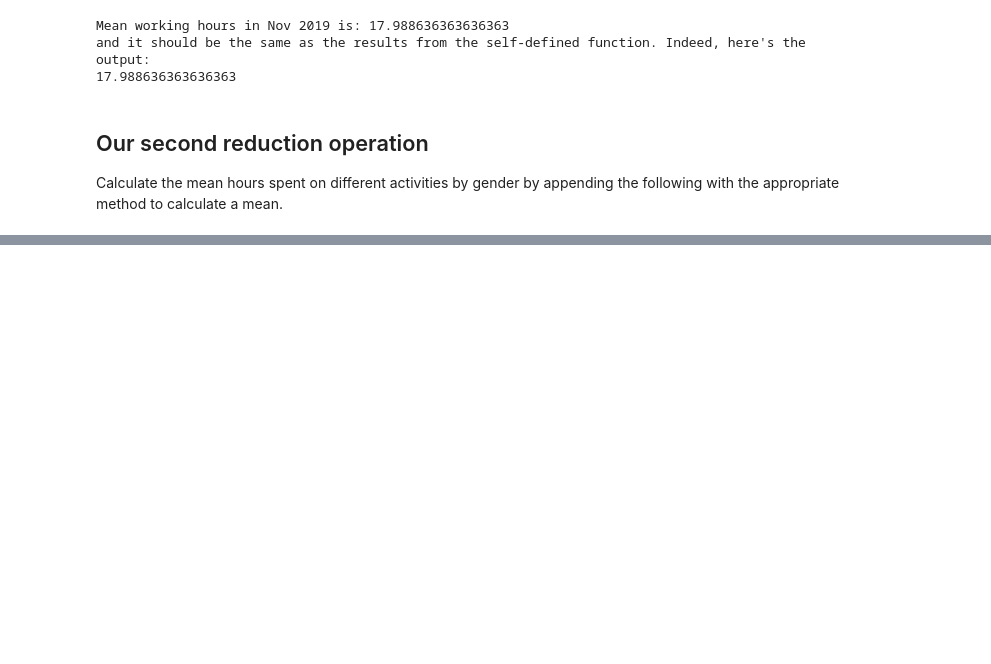
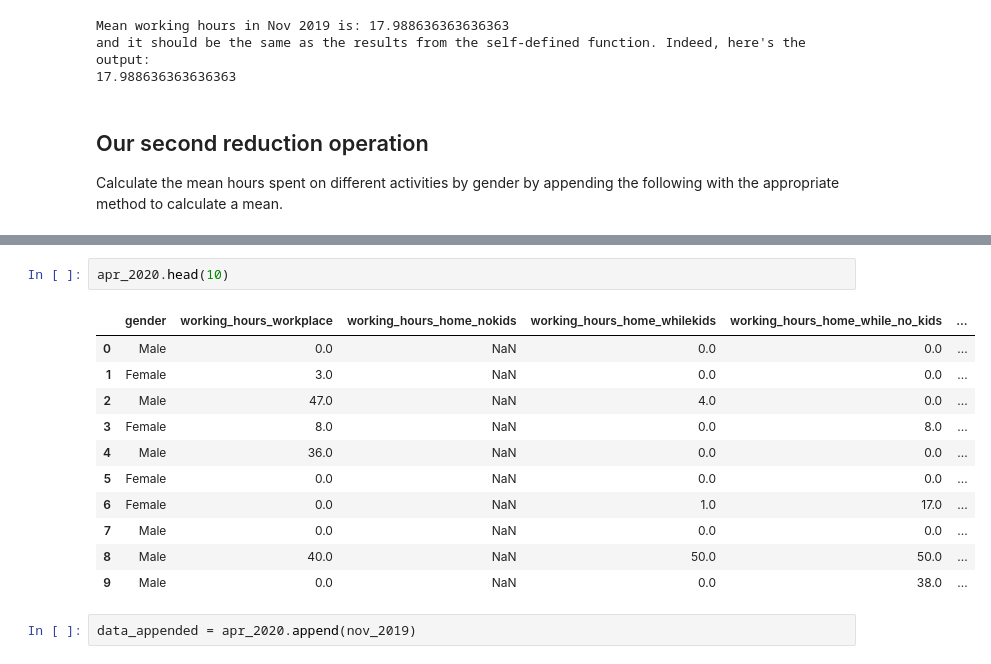
Before and after one commit to thanhan25/epp-materials, a Jupyter notebook: week-05/manage_data.ipynb, the cells around one changed output, grey strips where cells are left out. Drawn from its saved outputs; the diff is of its cells as text; blank space fills up the shorter version.

```diff
--- a/week-05/manage_data.ipynb
+++ b/week-05/manage_data.ipynb
@@ -303,0 +313,16 @@ nov_2019.groupby("gender")[["working_hours", "childcare_hours"]].mean()
+# %%
+apr_2020.head(10)
+# %% [output]
+|  | gender | working_hours_workplace | working_hours_home_nokids | working_hours_home_whilekids | working_hours_home_while_no_kids | ... |
+| 0 | Male | 0.0 | NaN | 0.0 | 0.0 | ... |
+| 1 | Female | 3.0 | NaN | 0.0 | 0.0 | ... |
+| 2 | Male | 47.0 | NaN | 4.0 | 0.0 | ... |
+| 3 | Female | 8.0 | NaN | 0.0 | 8.0 | ... |
+| 4 | Male | 36.0 | NaN | 0.0 | 0.0 | ... |
+| 5 | Female | 0.0 | NaN | 0.0 | 0.0 | ... |
+| 6 | Female | 0.0 | NaN | 1.0 | 17.0 | ... |
+| 7 | Male | 0.0 | NaN | 0.0 | 0.0 | ... |
+| 8 | Male | 40.0 | NaN | 50.0 | 50.0 | ... |
+| 9 | Male | 0.0 | NaN | 0.0 | 38.0 | ... |
+# %%
+data_appended = apr_2020.append(nov_2019)
```
Also changed, not shown: parts of 19 cells of this notebook.
